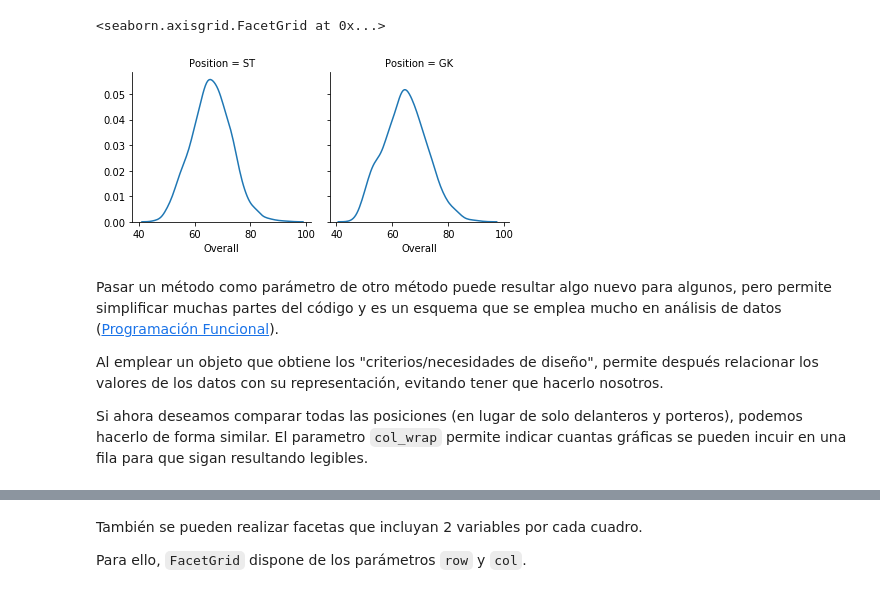
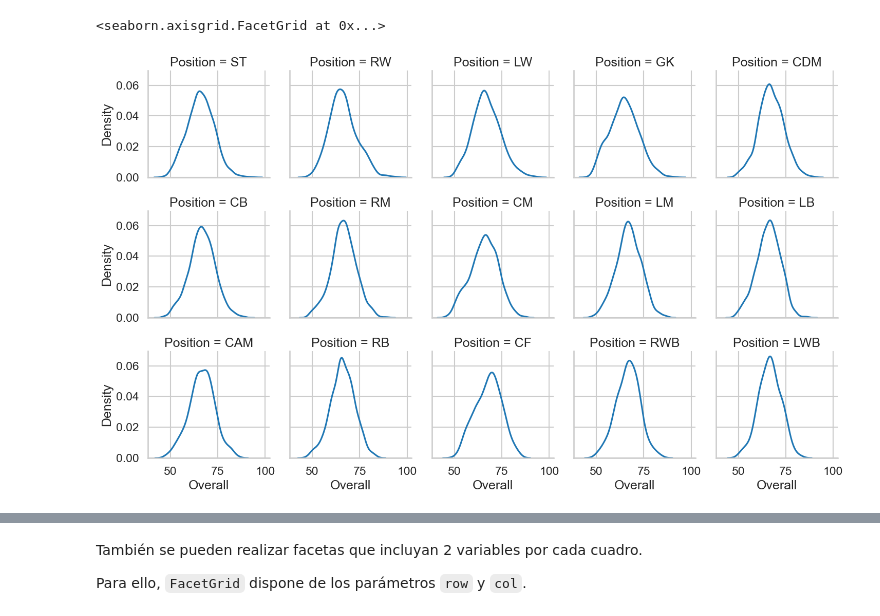
Before and after one commit to bbaruque/VisDat_Ejemplos, a Jupyter notebook: JupyterNotebooks/2aParte/2.Avanzadas/6.Gráficos en cuadrícula con seaborn.ipynb, the cells around one changed output, grey strips where cells are left out. Cells and saved outputs as stored; diff of their text form; code cells hidden in the pictures.

```diff
--- a/JupyterNotebooks/2aParte/2.Avanzadas/6.Gráficos en cuadrícula con seaborn.ipynb
+++ b/JupyterNotebooks/2aParte/2.Avanzadas/6.Gráficos en cuadrícula con seaborn.ipynb
@@ -14,22 +15,27 @@ import pandas as pd
 # %%
 # En caso de haber ejecutado la celda anterior, esta debe dejarse SIN EJECUTAR
-data_dir = "../data/"
+data_dir = "../../data/datos_1ªy2ªParte/"
 # %%
 df = pd.read_csv(data_dir+"FIFA18CompletePlayerDataset.csv", index_col=0)
 # %%
-pd.set_option('max_columns', None)
+pd.set_option('display.max_columns', None)
 
 import re
 import numpy as np
 
 footballers = df.copy()
 footballers['Unit'] = df['Value'].str[-1]
-footballers['Value (M)'] = np.where(footballers['Unit'] == '0', 0,
-                                    footballers['Value'].str[1:-1].replace(r'[a-zA-Z]',''))
+footballers['Value (M)'] = np.where(
+    footballers['Unit'] == '0',
+    0,
+    footballers['Value'].str[1:-1].str.replace(r'[a-zA-Z]', '', regex=True)
+)
 footballers['Value (M)'] = footballers['Value (M)'].astype(float)
-footballers['Value (M)'] = np.where(footballers['Unit'] == 'M',
-                                    footballers['Value (M)'],
-                                    footballers['Value (M)']/1000)
+footballers['Value (M)'] = np.where(
+    footballers['Unit'] == 'M',
+    footballers['Value (M)'],
+    footballers['Value (M)']/1000
+)
 footballers = footballers.assign(Value=footballers['Value (M)'],
                                  Position=footballers['Preferred Positions'].str.split().str[0])
 # %%
@@ -70,13 +109,8 @@ Ahora, con la función `map()` (ver [DOCUMENTACION](https://seaborn.pydata.org/g
 # %%
-df = footballers[footballers['Position'].isin(['ST', 'GK'])]
-g = sns.FacetGrid(df, col="Position")
+df = footballers
+
+g = sns.FacetGrid(df, col="Position", col_wrap=5)
 g.map(sns.kdeplot, "Overall")
 # %% [output]
 <seaborn.axisgrid.FacetGrid at 0x...>
-[figure, old version]
+[figure, new version]
-# %% [markdown]
-Pasar un método como parámetro de otro método puede resultar algo nuevo para algunos, pero permite simplificar muchas partes del código y es un esquema que se emplea mucho en análisis de datos ([Programación Funcional](https://es.wikipedia.org/wiki/Programaci%C3%B3n_funcional)).
-
-Al emplear un objeto que obtiene los "criterios/necesidades de diseño", permite después relacionar los valores de los datos con su representación, evitando tener que hacerlo nosotros.
-
-Si ahora deseamos comparar todas las posiciones (en lugar de solo delanteros y porteros), podemos hacerlo de forma similar. El parametro `col_wrap` permite indicar cuantas gráficas se pueden incuir en una fila para que sigan resultando legibles.
```
Also changed, not shown: parts of 26 cells of this notebook, 8 other files.
